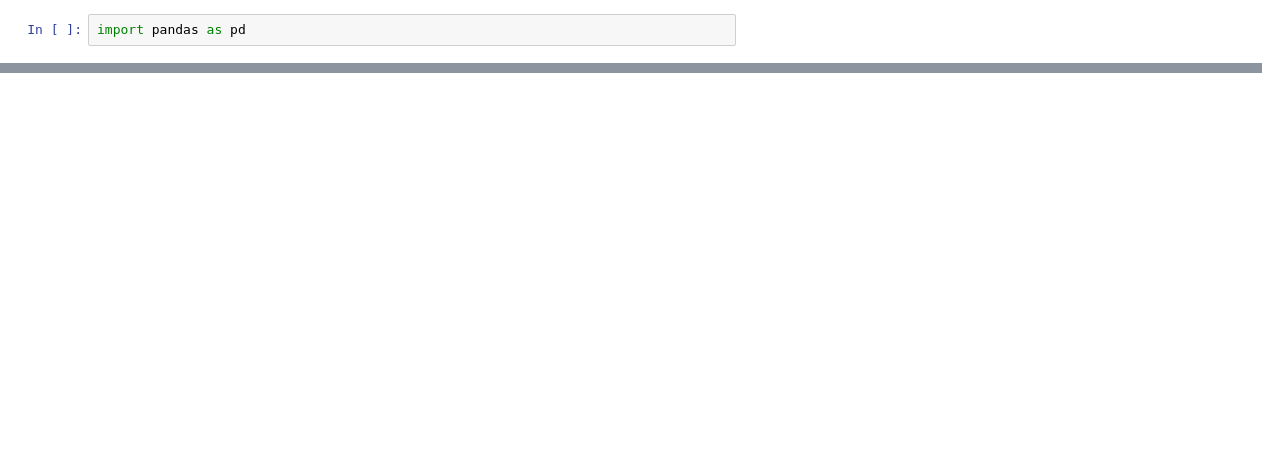
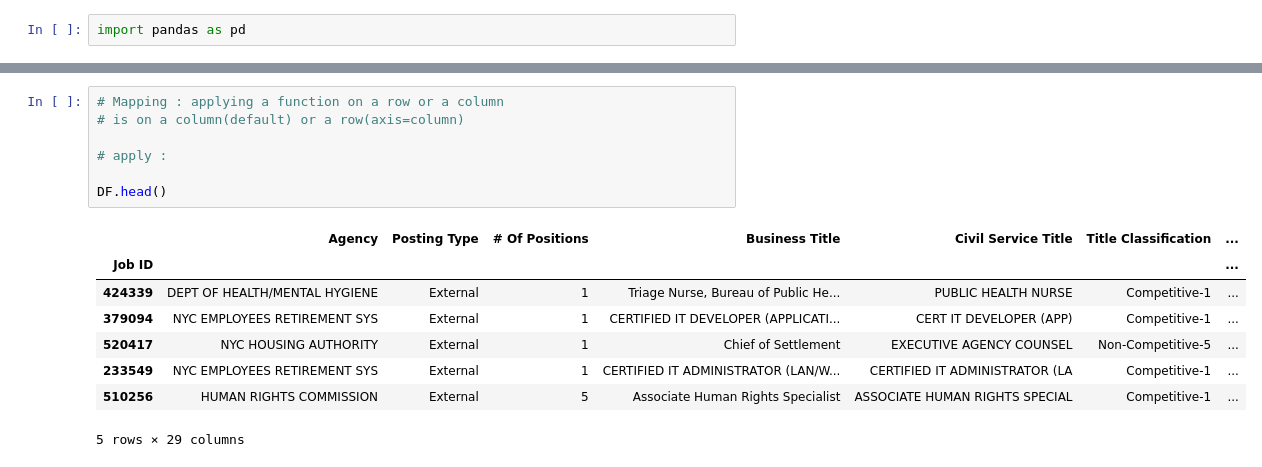
Before and after one commit to har200509/Learnings, a Jupyter notebook: notebook.ipynb, the cells around one changed output, grey strips where cells are left out. Saved outputs shown, nothing was run; the diff lists cells and outputs as text; blank space fills up the shorter version.

```diff
--- a/notebook.ipynb
+++ b/notebook.ipynb
@@ -48,0 +138,16 @@ print(df)
+# %%
+# Mapping : applying a function on a row or a column
+# is on a column(default) or a row(axis=column)
+
+# apply :
+
+DF.head()
+# %% [output]
+|  | Agency | Posting Type | # Of Positions | Business Title | Civil Service Title | Title Classification | ... |
+| Job ID |  |  |  |  |  |  | ... |
+| 424339 | DEPT OF HEALTH/MENTAL HYGIENE | External | 1 | Triage Nurse, Bureau of Public He... | PUBLIC HEALTH NURSE | Competitive-1 | ... |
+| 379094 | NYC EMPLOYEES RETIREMENT SYS | External | 1 | CERTIFIED IT DEVELOPER (APPLICATI... | CERT IT DEVELOPER (APP) | Competitive-1 | ... |
+| 520417 | NYC HOUSING AUTHORITY | External | 1 | Chief of Settlement | EXECUTIVE AGENCY COUNSEL | Non-Competitive-5 | ... |
+| 233549 | NYC EMPLOYEES RETIREMENT SYS | External | 1 | CERTIFIED IT ADMINISTRATOR (LAN/W... | CERTIFIED IT ADMINISTRATOR (LA | Competitive-1 | ... |
+| 510256 | HUMAN RIGHTS COMMISSION | External | 5 | Associate Human Rights Specialist | ASSOCIATE HUMAN RIGHTS SPECIAL | Competitive-1 | ... |
+5 rows × 29 columns
```
Also changed, not shown: parts of 27 cells of this notebook.
